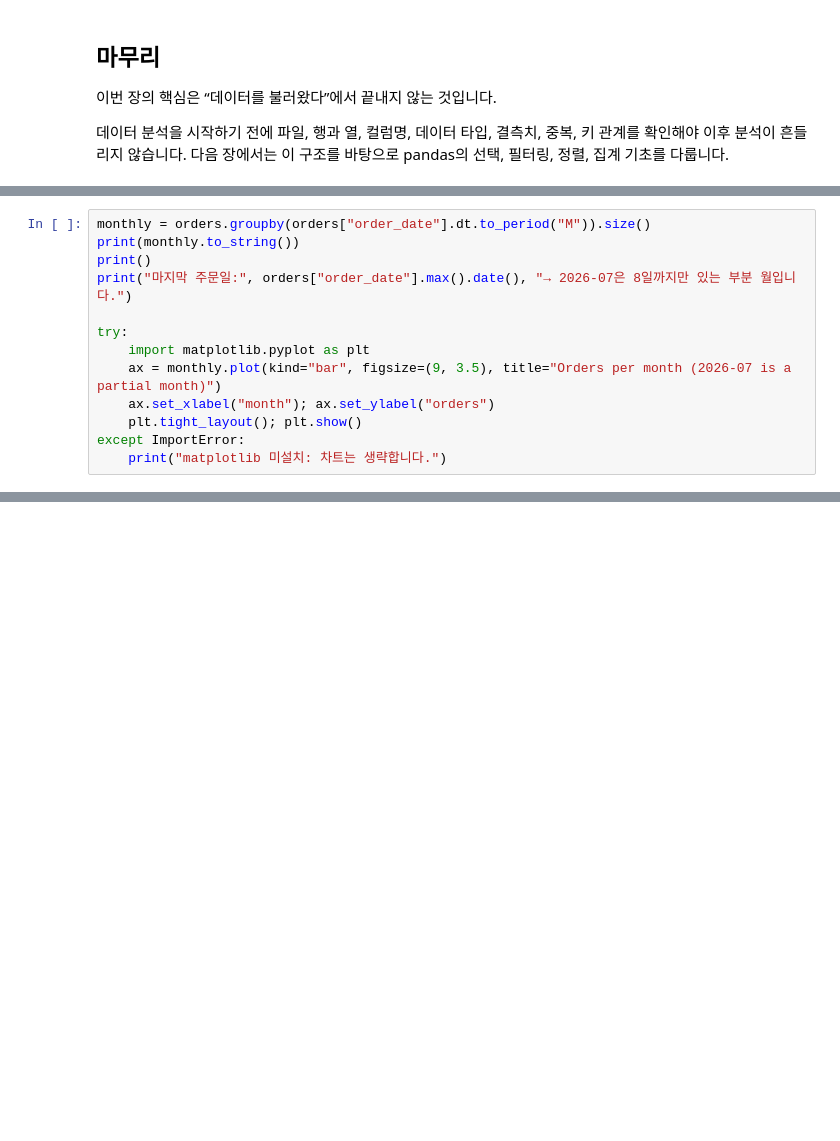
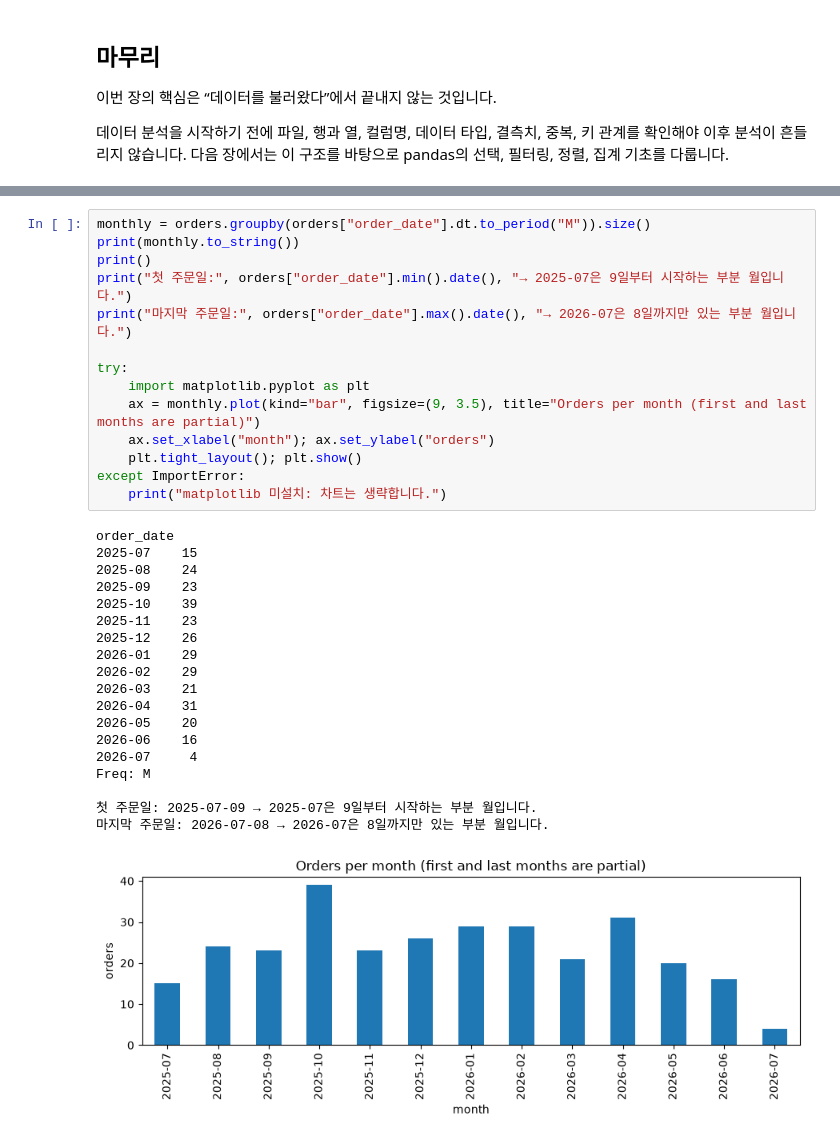
Before and after one commit to Taejin-AI/llm-data-analysis-study, a Jupyter notebook: chapter03/chapter03.ipynb, the cells around one changed output, grey strips where cells are left out. Saved outputs shown, nothing was run; the diff lists cells and outputs as text; blank space fills up the shorter version.

```diff
--- a/chapter03/chapter03.ipynb
+++ b/chapter03/chapter03.ipynb
@@ -1087,13 +980,0 @@ status_summary
-# %%
-monthly = orders.groupby(orders["order_date"].dt.to_period("M")).size()
-print(monthly.to_string())
-print()
-print("마지막 주문일:", orders["order_date"].max().date(), "→ 2026-07은 8일까지만 있는 부분 월입니다.")
-
-try:
-    import matplotlib.pyplot as plt
-    ax = monthly.plot(kind="bar", figsize=(9, 3.5), title="Orders per month (2026-07 is a partial month)")
-    ax.set_xlabel("month"); ax.set_ylabel("orders")
-    plt.tight_layout(); plt.show()
-except ImportError:
-    print("matplotlib 미설치: 차트는 생략합니다.")
@@ -1297,0 +1087,34 @@ findings
+# %%
+monthly = orders.groupby(orders["order_date"].dt.to_period("M")).size()
+print(monthly.to_string())
+print()
+print("첫 주문일:", orders["order_date"].min().date(), "→ 2025-07은 9일부터 시작하는 부분 월입니다.")
+print("마지막 주문일:", orders["order_date"].max().date(), "→ 2026-07은 8일까지만 있는 부분 월입니다.")
+
+try:
+    import matplotlib.pyplot as plt
+    ax = monthly.plot(kind="bar", figsize=(9, 3.5), title="Orders per month (first and last months are partial)")
+    ax.set_xlabel("month"); ax.set_ylabel("orders")
+    plt.tight_layout(); plt.show()
+except ImportError:
+    print("matplotlib 미설치: 차트는 생략합니다.")
+# %% [output]
+order_date
+2025-07    15
+2025-08    24
+2025-09    23
+2025-10    39
+2025-11    23
+2025-12    26
+2026-01    29
+2026-02    29
+2026-03    21
+2026-04    31
+2026-05    20
+2026-06    16
+2026-07     4
+Freq: M
+
+첫 주문일: 2025-07-09 → 2025-07은 9일부터 시작하는 부분 월입니다.
+마지막 주문일: 2026-07-08 → 2026-07은 8일까지만 있는 부분 월입니다.
+[figure, added]
```
Also changed, not shown: parts of 34 cells of this notebook.
